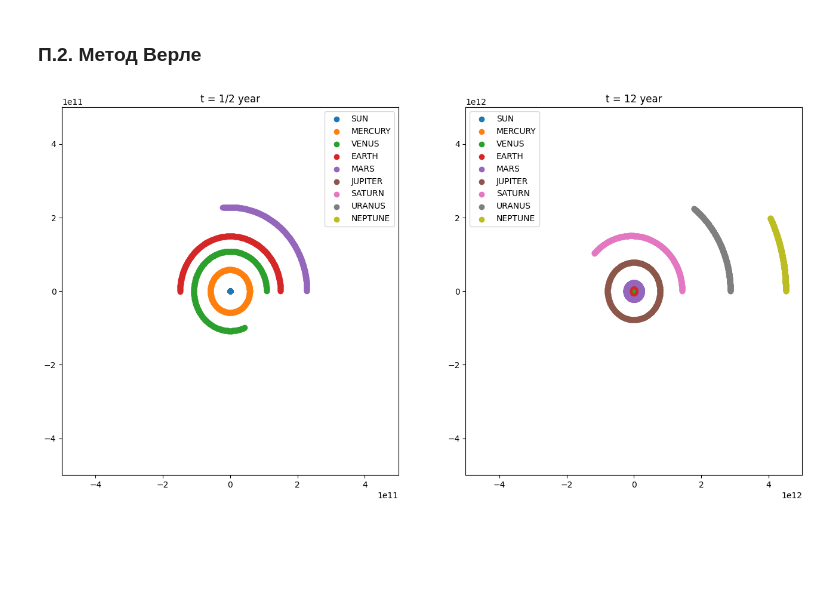
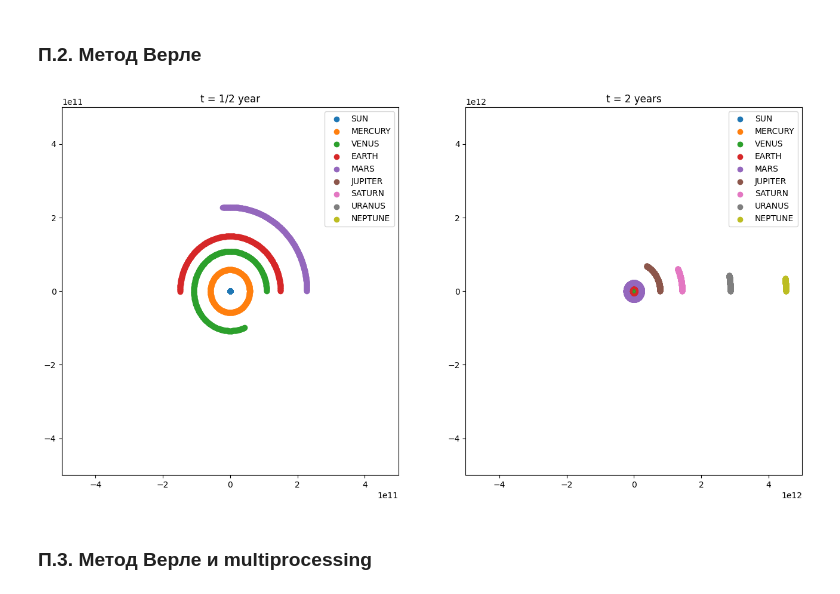
Before and after one commit to luseno4ek/CTMM, a Jupyter notebook: n-body-problem/solution.ipynb, the cells around one changed output. Cells and saved outputs as stored; diff of their text form; code cells hidden in the pictures; blank space fills up the shorter version.

```diff
--- a/n-body-problem/solution.ipynb
+++ b/n-body-problem/solution.ipynb
@@ -75,8 +77,8 @@ plt.figure(figsize=(16,8))
 
 year = 31_536_000
 
-t1 =  np.linspace(0, 1/2 * year, 365)
-result1 = solve_ivp(n_body_system, (0, 1/2 * year), y0, t_eval=t1)
+t1 =  np.linspace(0, 1/2 * year, 100)
+result1 = solve_ivp(n_body_system, (0, 1/2 * year), y0, t_eval=t1, method='Radau')
 solution1 = result1.y.T
 
 sb1 = plt.subplot(1,2,1)
@@ -89,7 +91,7 @@ ax = plt.gca()
 ax.set_xlim([-5e+11, 5e+11])
 ax.set_ylim([-5e+11, 5e+11])
 
-t2 =  np.linspace(0, 12* year, 365)
+t2 =  np.linspace(0, 2 * year, 365)
 result2 = solve_ivp(n_body_system, (0, 12 * year), y0, t_eval=t2, method='Radau')
 solution2 = result2.y.T
 
@@ -97,7 +99,7 @@ sb2 = plt.subplot(1,2,2)
 scat_plots_2 = []
 for i in range(0, solution2.shape[1], 4):
     scat_plots_2.append(sb2.scatter(solution2[:, i], solution2[:, i+1], label=names[i//4]))
-sb2.set_title('12 year')
+sb2.set_title('2 years')
 ax = plt.gca()
 ax.set_xlim([-5e+12, 5e+12])
 ax.set_ylim([-5e+12, 5e+12])
@@ -110,3 +112,18 @@ plt.show()
+# %%
+camera = Camera(plt.figure())
+
+colors = colormaps.get_cmap('Set1')(np.linspace(0, 1, 9))
+for t in range(365):
+    for i in range(0, solution1.shape[1], 4):
+        plt.scatter(solution2[t, i], solution2[t, i+1], color = colors[i // 4], label=names[i//4])
+    camera.snap()
+ax = plt.gca()
+ax.legend(names)
+ax.set_xlim([-5e+11, 5e+11])
+ax.set_ylim([-5e+11, 5e+11])
+anim = camera.animate(blit=True)
+writergif = animation.PillowWriter(fps=30)
+anim.save('planets_scipy_2_years.gif',writer=writergif)
 # %% [markdown]
 ### П.2. Метод Верле
 # %%
@@ -168,33 +185,35 @@ plt.figure(figsize=(16,8))
 
 year = 31_536_000
 
 t1 =  np.linspace(0, 1/2 * year, 365)
 solution1 = verlet(t1, y0)
 
 sb1 = plt.subplot(1,2,1)
 scat_plots_1 = []
 for i in range(0, solution1.shape[1], 4):
     scat_plots_1.append(sb1.scatter(solution1[:, i], solution1[:, i+1], label=names[i//4]))
 sb1.set_title('t = 1/2 year')
 
 ax = plt.gca()
 ax.set_xlim([-5e+11, 5e+11])
 ax.set_ylim([-5e+11, 5e+11])
 
-t2 =  np.linspace(0, 12 * year, 365)
+t2 =  np.linspace(0, 2 * year, 365)
 solution2 = verlet(t2, y0)
 
 sb2 = plt.subplot(1,2,2)
 scat_plots_2 = []
 for i in range(0, solution2.shape[1], 4):
     scat_plots_2.append(sb2.scatter(solution2[:, i], solution2[:, i+1], label=names[i//4]))
-sb2.set_title('t = 12 year')
+sb2.set_title('t = 2 years')
 ax = plt.gca()
 ax.set_xlim([-5e+12, 5e+12])
 ax.set_ylim([-5e+12, 5e+12])
 
 sb1.legend()
 sb2.legend()
 plt.show()
 # %% [output]
-[figure, old version]
+[figure, new version]
+# %% [markdown]
+### П.3. Метод Верле и multiprocessing
```
Also changed, not shown: parts of 13 cells of this notebook, 3 other files.
